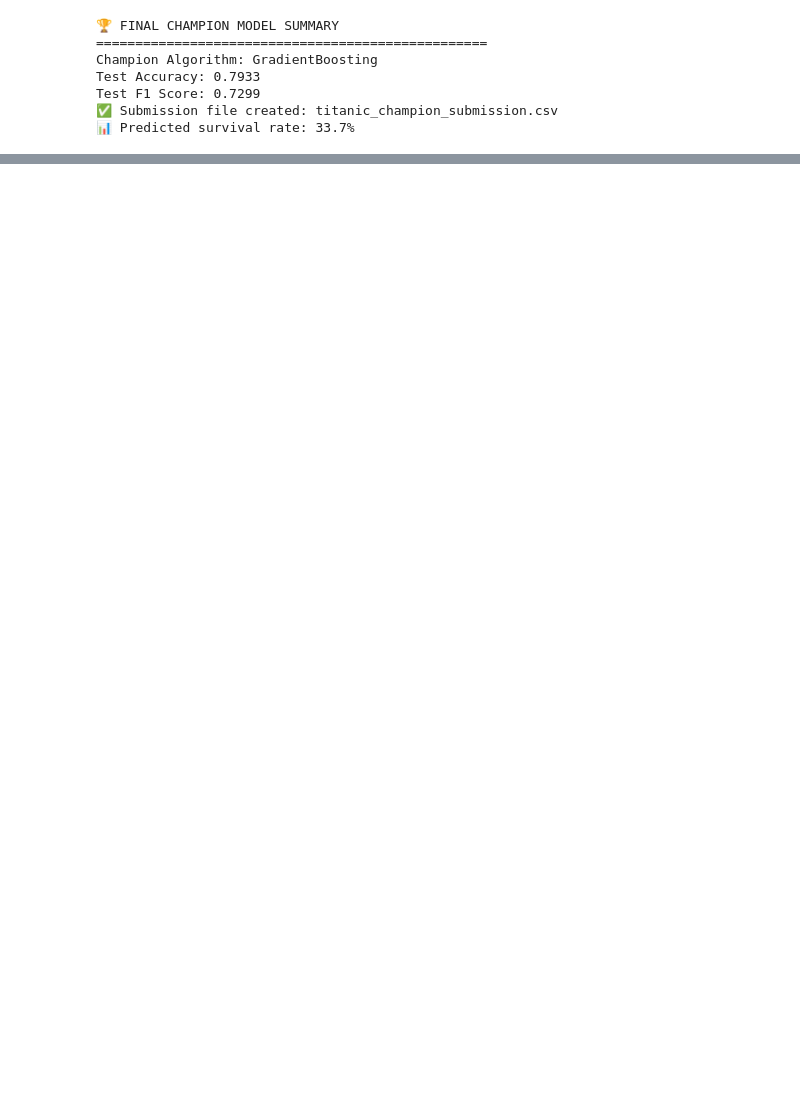
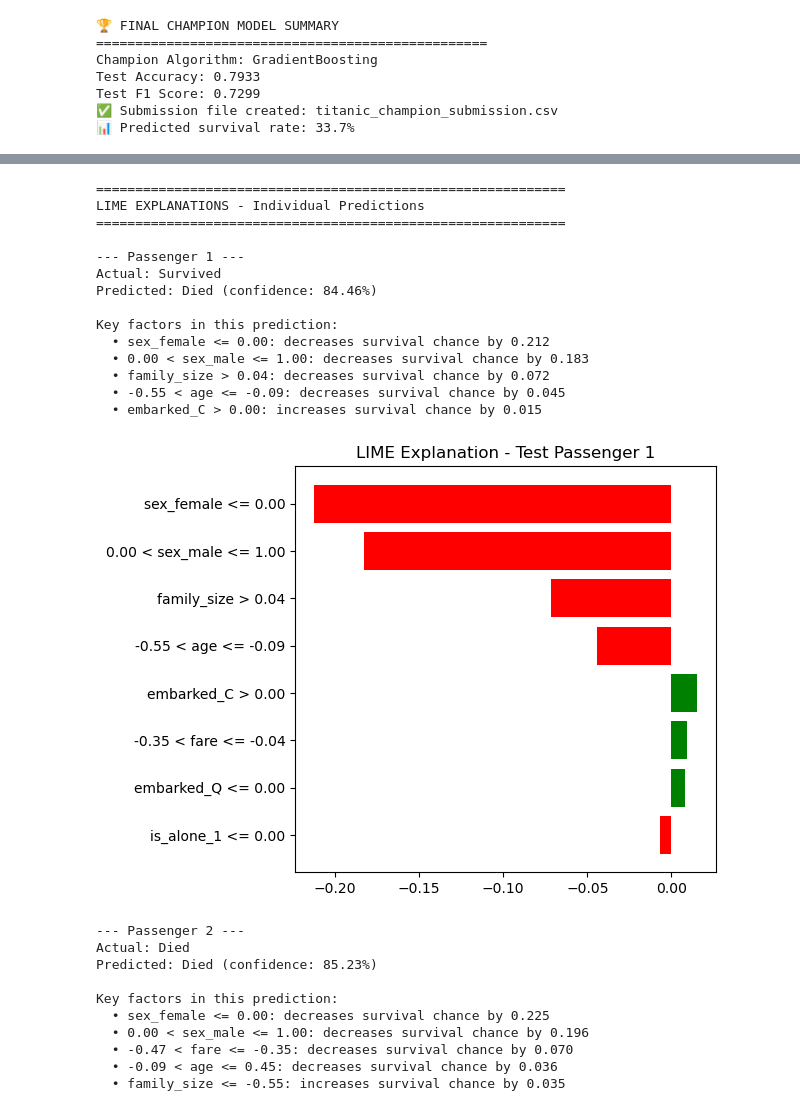
Before and after one commit to angelacyu/titanic-kaggle-challenge, a Jupyter notebook: notebooks/Titanic all ML Models - Top 5.ipynb, the cells around one changed output, grey strips where cells are left out. Saved outputs shown, nothing was run; the diff lists cells and outputs as text; code cells hidden in the pictures; blank space fills up the shorter version.

Commit message:
feat: SHAP and LIME analysis

```diff
--- a/notebooks/Titanic all ML Models - Top 5.ipynb
+++ b/notebooks/Titanic all ML Models - Top 5.ipynb
@@ -16,8 +16,8 @@ import warnings
 warnings.filterwarnings("ignore")
 # %%
 # Load Kaggle Titanic dataset
-train_data = pd.read_csv("data/train.csv")
-test_data = pd.read_csv("data/test.csv")
+train_data = pd.read_csv("../data/train.csv")
+test_data = pd.read_csv("../data/test.csv")
 
 print("Train shape:", train_data.shape)
 print("Test shape:", test_data.shape)
@@ -679,0 +698,74 @@ Test F1 Score: 0.7299
+# %%
+import matplotlib.pyplot as plt
+
+# Extract the classifier from the pipeline
+clf_only = champion_model.named_steps['clf']
+
+# Create LIME explainer
+lime_explainer = lime.lime_tabular.LimeTabularExplainer(
+    X_train_lime.values,
+    feature_names=X_train_lime.columns.tolist(),
+    class_names=['Died', 'Survived'],
+    mode='classification'
+)
+
+# Analyze 3 test passengers
+print("="*60)
+print("LIME EXPLANATIONS - Individual Predictions")
+print("="*60)
+
+for i in range(3):
+    instance = X_test_lime.iloc[i].values
+
+    # Get prediction
+    pred = clf_only.predict([instance])[0]
+    prob = clf_only.predict_proba([instance])[0]
+    actual = y_test.iloc[i]
+
+    print(f"\n--- Passenger {i+1} ---")
+    print(f"Actual: {'Survived' if actual == 1 else 'Died'}")
+    print(f"Predicted: {'Survived' if pred == 1 else 'Died'} (confidence: {prob[int(pred)]:.2%})")
+
+    # Get explanation
+    exp = lime_explainer.explain_instance(
+        instance,
+        clf_only.predict_proba,
+        num_features=8
+    )
+
+    print("\nKey factors in this prediction:")
+    for feat, weight in exp.as_list()[:5]:
+        impact = "increases" if weight > 0 else "decreases"
+        print(f"  • {feat}: {impact} survival chance by {abs(weight):.3f}")
+
+    # Visualize
+    fig = exp.as_pyplot_figure()
+    plt.title(f"LIME Explanation - Test Passenger {i+1}")
+    plt.tight_layout()
+    plt.show()
+# %% [output]
+============================================================
+LIME EXPLANATIONS - Individual Predictions
+============================================================
+
+--- Passenger 1 ---
+Actual: Survived
+Predicted: Died (confidence: 84.46%)
+
+Key factors in this prediction:
+  • sex_female <= 0.00: decreases survival chance by 0.212
+  • 0.00 < sex_male <= 1.00: decreases survival chance by 0.183
+  • family_size > 0.04: decreases survival chance by 0.072
+  • -0.55 < age <= -0.09: decreases survival chance by 0.045
+  • embarked_C > 0.00: increases survival chance by 0.015
+[figure, added]
+--- Passenger 2 ---
+Actual: Died
+Predicted: Died (confidence: 85.23%)
+
+Key factors in this prediction:
+  • sex_female <= 0.00: decreases survival chance by 0.225
+  • 0.00 < sex_male <= 1.00: decreases survival chance by 0.196
+  • -0.47 < fare <= -0.35: decreases survival chance by 0.070
+  • -0.09 < age <= 0.45: decreases survival chance by 0.036
+  • family_size <= -0.55: increases survival chance by 0.035
```
Also changed, not shown: parts of 9 cells of this notebook, 4 other files.
